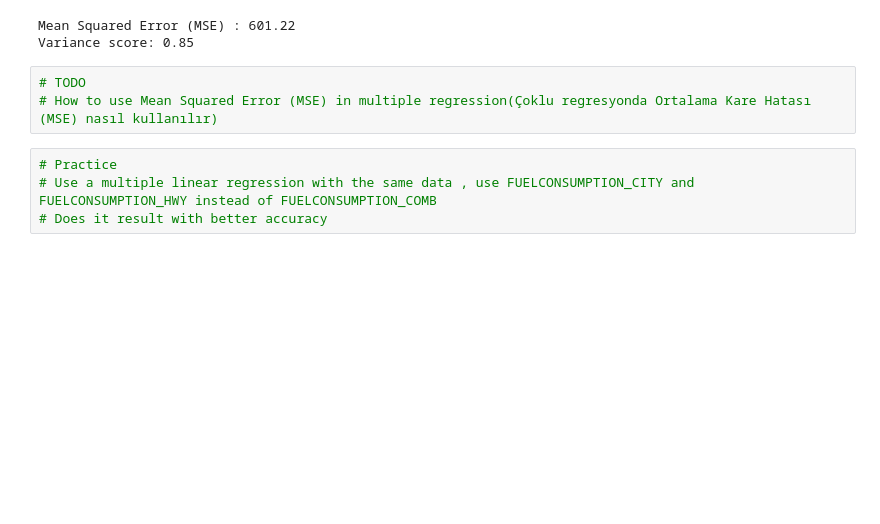
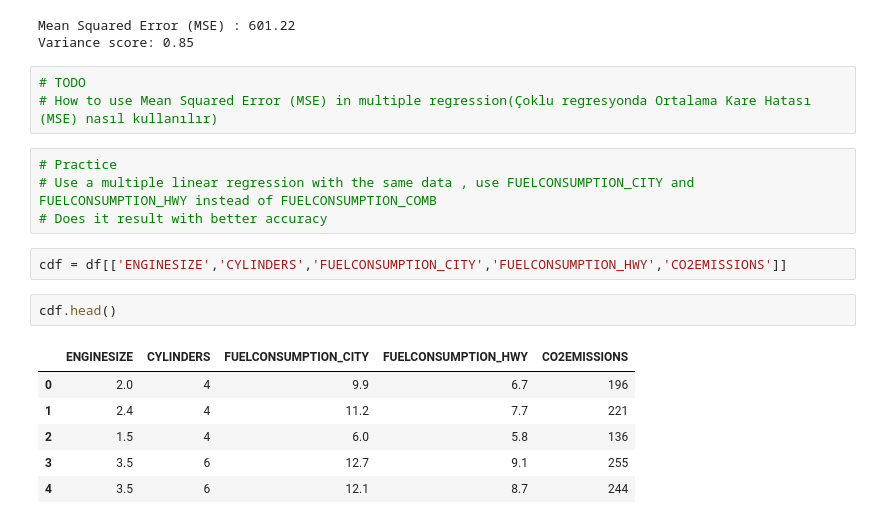
Before and after one commit to iremcakcak5/data-science, a Jupyter notebook: week-6/6-example.ipynb, the cells around one changed output. Saved outputs shown, nothing was run; the diff lists cells and outputs as text; blank space fills up the shorter version.

```diff
--- a/week-6/6-example.ipynb
+++ b/week-6/6-example.ipynb
@@ -260,6 +260,17 @@ Variance score: 0.85
 # Practice
 # Use a multiple linear regression with the same data , use FUELCONSUMPTION_CITY and FUELCONSUMPTION_HWY instead of FUELCONSUMPTION_COMB
 # Does it result with better accuracy
+# %%
+cdf = df[['ENGINESIZE','CYLINDERS','FUELCONSUMPTION_CITY','FUELCONSUMPTION_HWY','CO2EMISSIONS']]
+# %%
+cdf.head()
+# %% [output]
+|  | ENGINESIZE | CYLINDERS | FUELCONSUMPTION_CITY | FUELCONSUMPTION_HWY | CO2EMISSIONS |
+| 0 | 2.0 | 4 | 9.9 | 6.7 | 196 |
+| 1 | 2.4 | 4 | 11.2 | 7.7 | 221 |
+| 2 | 1.5 | 4 | 6.0 | 5.8 | 136 |
+| 3 | 3.5 | 6 | 12.7 | 9.1 | 255 |
+| 4 | 3.5 | 6 | 12.1 | 8.7 | 244 |
 # %%
 from sklearn import linear_model
 regr = linear_model.LinearRegression()
```
Also changed, not shown: parts of 4 cells of this notebook.
